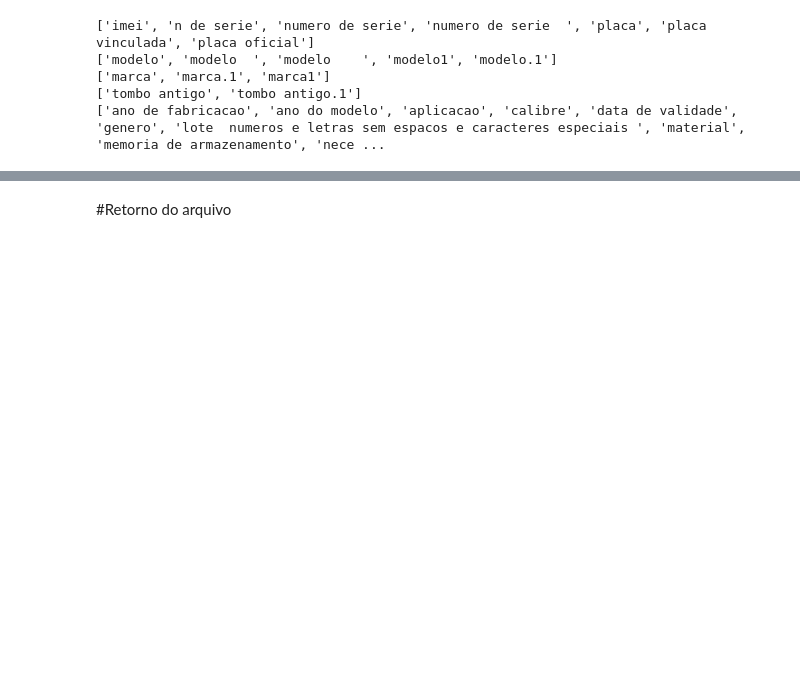
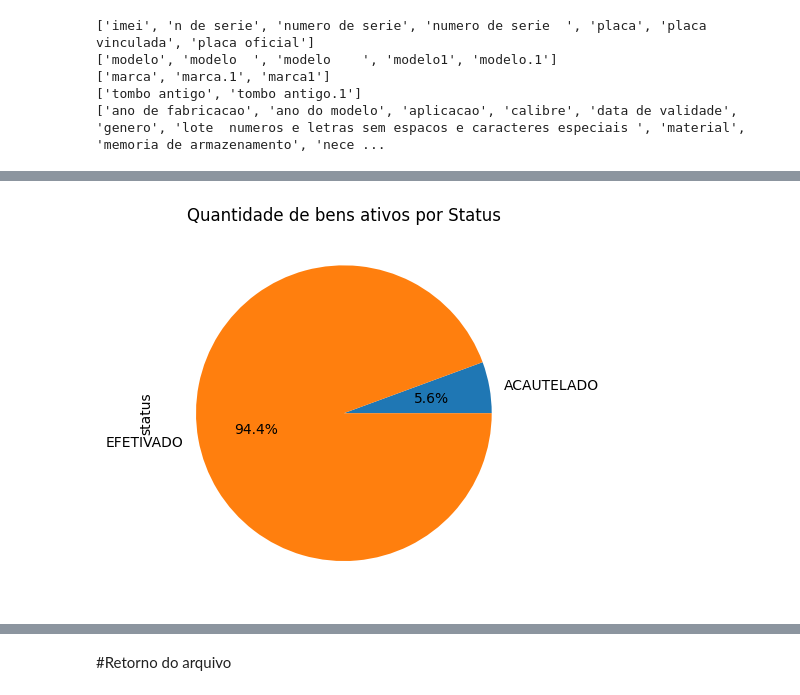
Before and after one commit to Mateus-cpa/tratamento_de_relatorio_elog_pf, a Jupyter notebook: Tratamento_de_relatório_geral_do_elog.ipynb, the cells around one changed output, grey strips where cells are left out. Saved outputs shown, nothing was run; the diff lists cells and outputs as text; code cells hidden in the pictures; blank space fills up the shorter version.

```diff
--- a/Tratamento_de_relatório_geral_do_elog.ipynb
+++ b/Tratamento_de_relatório_geral_do_elog.ipynb
@@ -267,0 +442,7 @@ Index(['unidade responsavel material', 'codigo', 'grupo de material',
+# %%
+bens_ativos = base_elog[base_elog.status.isin(['EFETIVADO','ACAUTELADO','BEM NÃO LOCALIZADO'])]
+bens_ativos.groupby('status')['status'].count().plot(kind='pie',
+                                                     title = 'Quantidade de bens ativos por Status',
+                                                     autopct='%1.1f%%');
+# %% [output]
+[figure, added]
```
Also changed, not shown: parts of 34 cells of this notebook.
